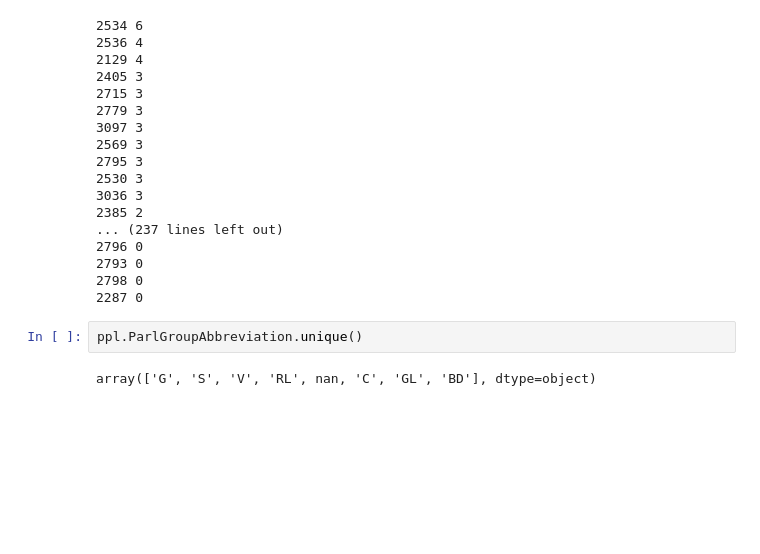
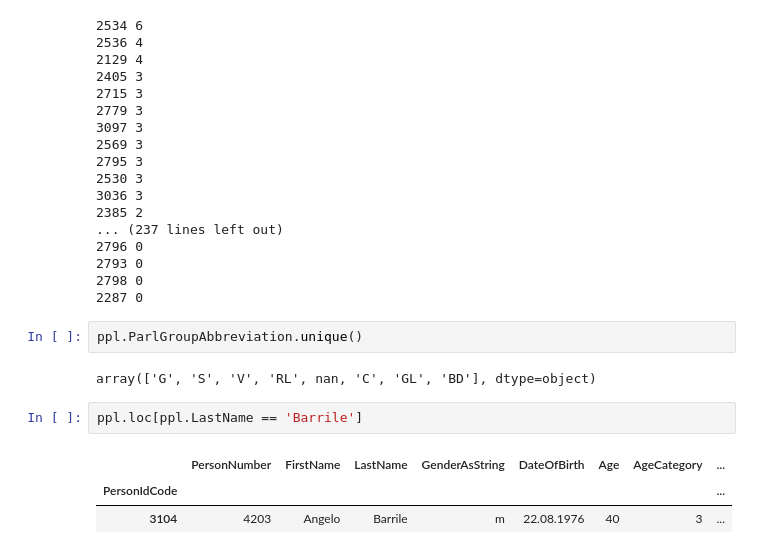
Before and after one commit to jmuth/parliament-viz.ch, a Jupyter notebook: graph/tests.ipynb, the cells around one changed output. Saved outputs shown, nothing was run; the diff lists cells and outputs as text; blank space fills up the shorter version.

```diff
--- a/graph/tests.ipynb
+++ b/graph/tests.ipynb
@@ -130,3 +130,9 @@ for i, j in test.iteritems():
 ppl.ParlGroupAbbreviation.unique()
 # %% [output]
 array(['G', 'S', 'V', 'RL', nan, 'C', 'GL', 'BD'], dtype=object)
+# %%
+ppl.loc[ppl.LastName == 'Barrile']
+# %% [output]
+|  | PersonNumber | FirstName | LastName | GenderAsString | DateOfBirth | Age | AgeCategory | ... |
+| PersonIdCode |  |  |  |  |  |  |  | ... |
+| 3104 | 4203 | Angelo | Barrile | m | 22.08.1976 | 40 | 3 | ... |
```
Also changed, not shown: 4 other files.
